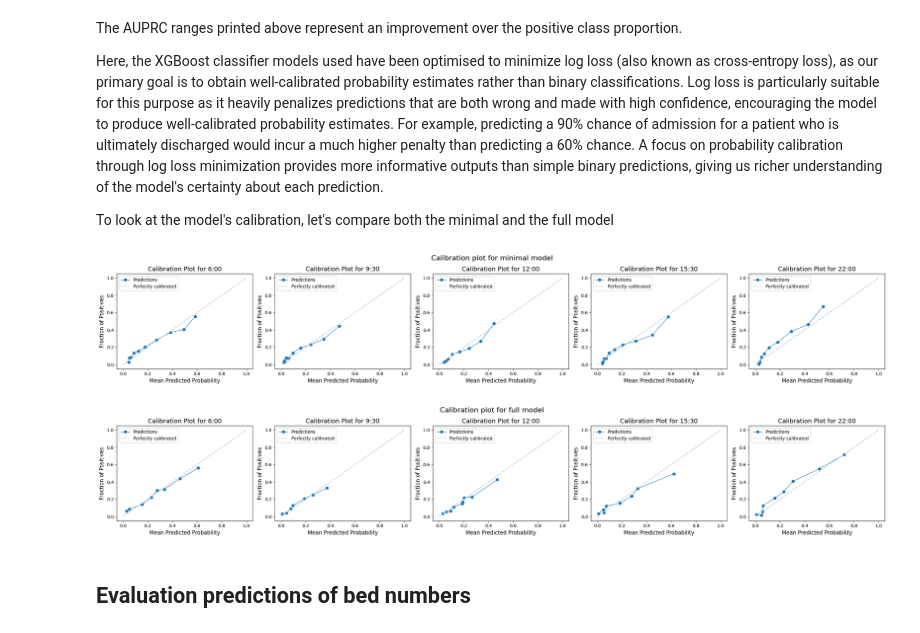
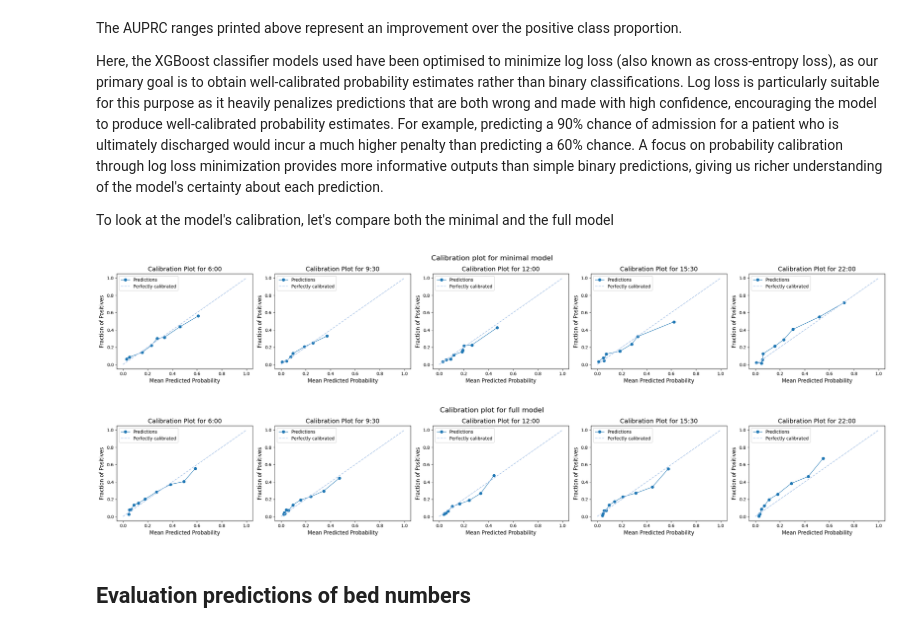
Before and after one commit to zmek/patientflow, a Jupyter notebook: notebooks/4e_Predict_probabiity_of_admission_using_minimal_data.ipynb, the cells around one changed output. Drawn from its saved outputs; the diff is of its cells as text; code cells hidden in the pictures.

```diff
--- a/notebooks/4e_Predict_probabiity_of_admission_using_minimal_data.ipynb
+++ b/notebooks/4e_Predict_probabiity_of_admission_using_minimal_data.ipynb
@@ -258,44 +258,37 @@ Here, the XGBoost classifier models used have been optimised to minimize log los
 To look at the model's calibration, let's compare both the minimal and the full model
 # %%
 from patientflow.viz.calibration_plot import plot_calibration
-from patientflow.load import load_saved_model, get_model_name
+from patientflow.load import load_saved_model, get_model_key
 
-full_models = {}
-# as the admissions models are a dictionary of models, we need to load each one
-full_models["admissions_balanced_calibrated"] = {}
-for prediction_time in ed_visits.prediction_time.unique():
-
-    model_name_for_prediction_time = get_model_name("admissions_balanced_calibrated", prediction_time)
-    full_models[model_name_for_prediction_time]  = load_saved_model(model_file_path, "admissions_balanced_calibrated", prediction_time)
-
-
+exclude_from_training_data = [ 'snapshot_date', 'prediction_time','consultation_sequence', 'visit_number', 'specialty', 'final_sequence', 'training_validation_test']
 
 # calibration plot for minimal model
-plot_calibration(
-    prediction_times,
-    media_file_path,
-    full_models,
-    test_visits_full,
-    exclude_from_training_data,
-    strategy="quantile",
-    model_group_name='admissions_balanced_calibrated',
-    suptitle="Calibration plot for minimal model"
-)
-
-# calibration plot for full model
 plot_calibration(
     prediction_times,
     media_file_path,
     trained_models,
     test_visits,
     exclude_from_training_data,
     strategy="quantile",
     model_group_name='admissions_minimal_balanced_calibrated',
-    suptitle="Calibration plot for full model"
+    suptitle="Calibration plot for minimal model"
 )
+
+# calibration plot for full model
+plot_calibration(
+    prediction_times,
+    media_file_path,
+    trained_models=None,
+    test_visits=test_visits_full,
+    exclude_from_training_data=exclude_from_training_data,
+    strategy="quantile",
+    model_group_name='admissions_balanced_calibrated',
+    suptitle="Calibration plot for full model",
+    model_file_path=model_file_path
+)
 # %% [output]
-[figure, old version]
+[figure, new version]
-[figure, old version]
+[figure, new version]
 # %% [markdown]
 ## Evaluation predictions of bed numbers
 # %%
```
Also changed, not shown: 19 other files.
